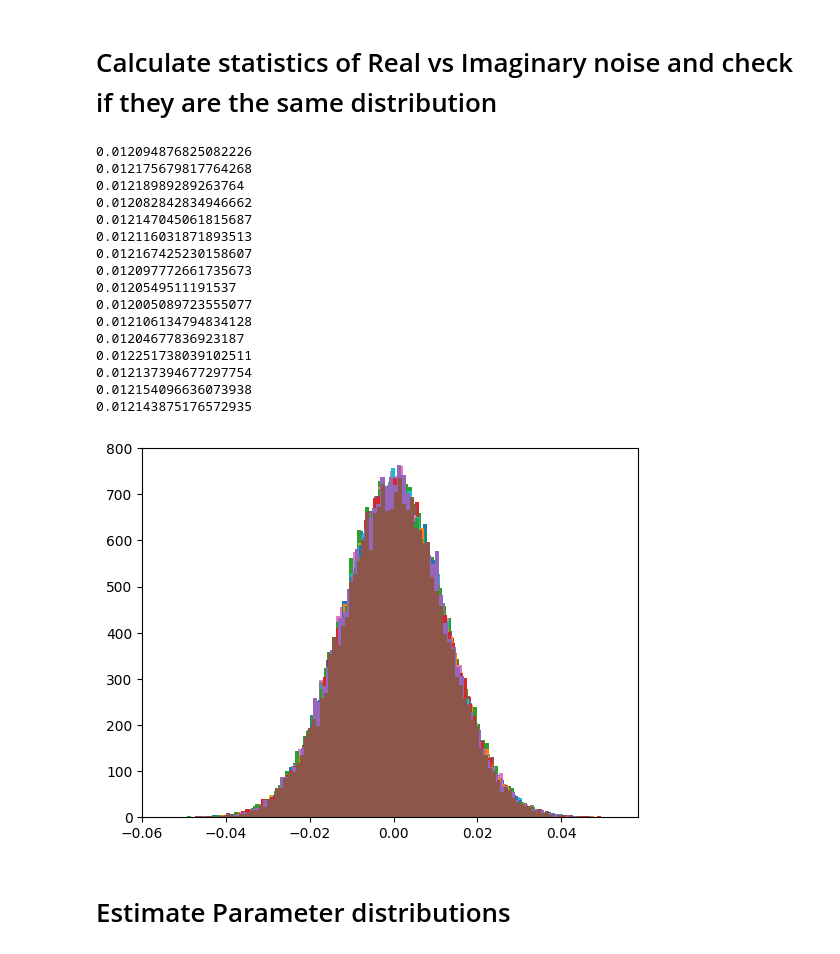
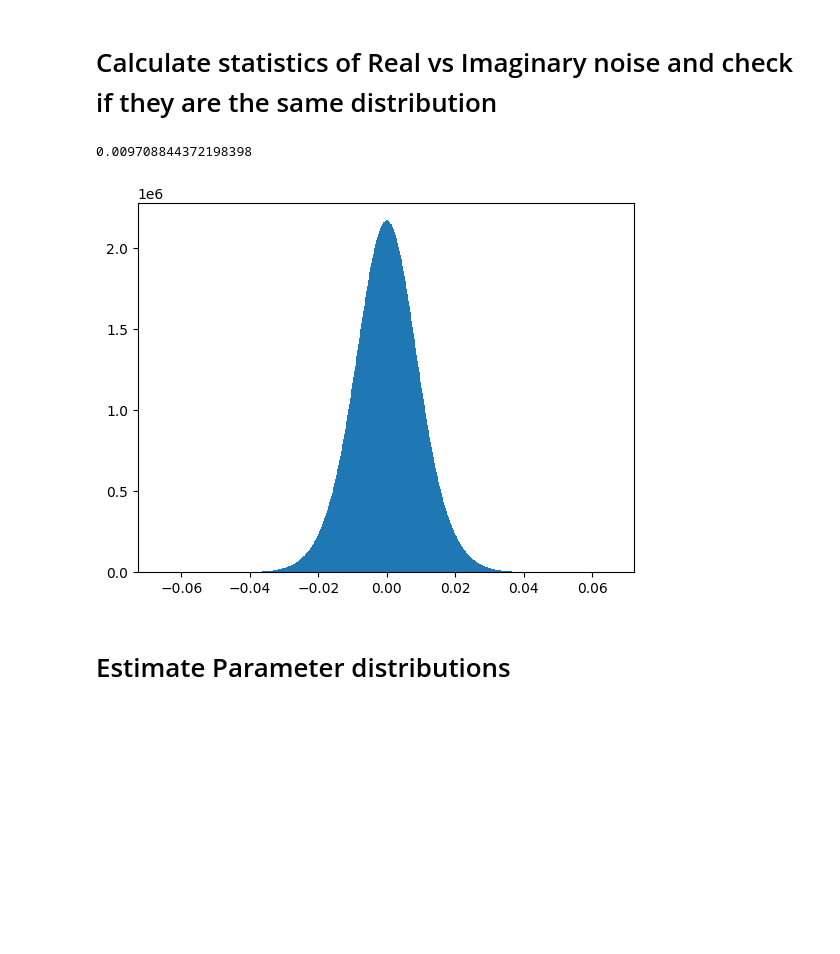
Before and after one commit to batuhan-gundogdu/PIA_IVIM, a Jupyter notebook: step-1_exploratory_data_analysis.ipynb, the cells around one changed output. Saved outputs shown, nothing was run; the diff lists cells and outputs as text; code cells hidden in the pictures; blank space fills up the shorter version.

```diff
--- a/step-1_exploratory_data_analysis.ipynb
+++ b/step-1_exploratory_data_analysis.ipynb
@@ -63,49 +63,35 @@ for i in range(8):
 # %% [markdown]
 # Calculate statistics of Real vs Imaginary noise and check if they are the same distribution
 # %%
-image_number = 43
-# load gt data
-params = read_data(file_dir, fname_gt, random_image_number)
-clean = read_data(file_dir, fname_gtDWI, random_image_number)
-# load noisy data and perform baseline reconstruction
-k= read_data(file_dir, fname_noisyDWIk, random_image_number)
-# load tissue type data
-tissue = read_data(file_dir, fname_tissue, random_image_number)
+from tqdm import tqdm
+pure_noise = []
+for image_number in tqdm(range(1, 1001)):
+    # load gt data
+    params = read_data(file_dir, fname_gt, image_number)
+    clean = read_data(file_dir, fname_gtDWI, image_number)
+    # load noisy data and perform baseline reconstruction
+    k = read_data(file_dir, fname_noisyDWIk, image_number)
+    # load tissue type data
+    tissue = read_data(file_dir, fname_tissue, image_number)
 
-for b_value in range(8):
+    for b_value in range(8):
 
-    clean_real = np.real(clean[:, :, b_value])
-    noisy_real = np.real(np.fft.ifft2(k[:,:,b_value], axes=(0,1) ,norm='ortho'))
-    coordBody = np.argwhere(clean_real==0)
-    pure_noise = noisy_real[coordBody[:,0], coordBody[:,1]]
-    a = plt.hist(pure_noise, bins=100)
-    print(np.std(pure_noise))
+        clean_real = np.real(clean[:, :, b_value])
+        noisy_real = np.real(np.fft.ifft2(k[:,:,b_value], axes=(0,1) ,norm='ortho'))
+        coordBody = np.argwhere(clean_real==0)
+        pure_noise.append(noisy_real[coordBody[:,0], coordBody[:,1]])
 
-for b_value in range(8):
+    for b_value in range(8):
 
-    clean_img = np.imag(clean[:, :, b_value])
-    noisy_img = np.imag(np.fft.ifft2(k[:,:,b_value], axes=(0,1) ,norm='ortho'))
-    coordBody = np.argwhere(clean_img==0)
-    pure_noise = noisy_img[coordBody[:,0], coordBody[:,1]]
-    a = plt.hist(pure_noise, bins=100)
-    print(np.std(pure_noise))
+        clean_img = np.imag(clean[:, :, b_value])
+        noisy_img = np.imag(np.fft.ifft2(k[:,:,b_value], axes=(0,1) ,norm='ortho'))
+        coordBody = np.argwhere(clean_img==0)
+        pure_noise.append(noisy_img[coordBody[:,0], coordBody[:,1]])
+pure_noise = np.concatenate(pure_noise).ravel()
+a = plt.hist(pure_noise, bins=1000)
+print(np.std(np.asarray(pure_noise)))
 # %% [output]
-0.012094876825082226
-0.012175679817764268
-0.01218989289263764
-0.012082842834946662
-0.012147045061815687
-0.012116031871893513
-0.012167425230158607
-0.012097772661735673
-0.0120549511191537
-0.012005089723555077
-0.012106134794834128
-0.01204677836923187
-0.012251738039102511
-0.012137394677297754
-0.012154096636073938
-0.012143875176572935
+0.009708844372198398
-[figure, old version]
+[figure, new version]
 # %% [markdown]
 # Estimate Parameter distributions
```
Also changed, not shown: parts of 1 cell of this notebook.
